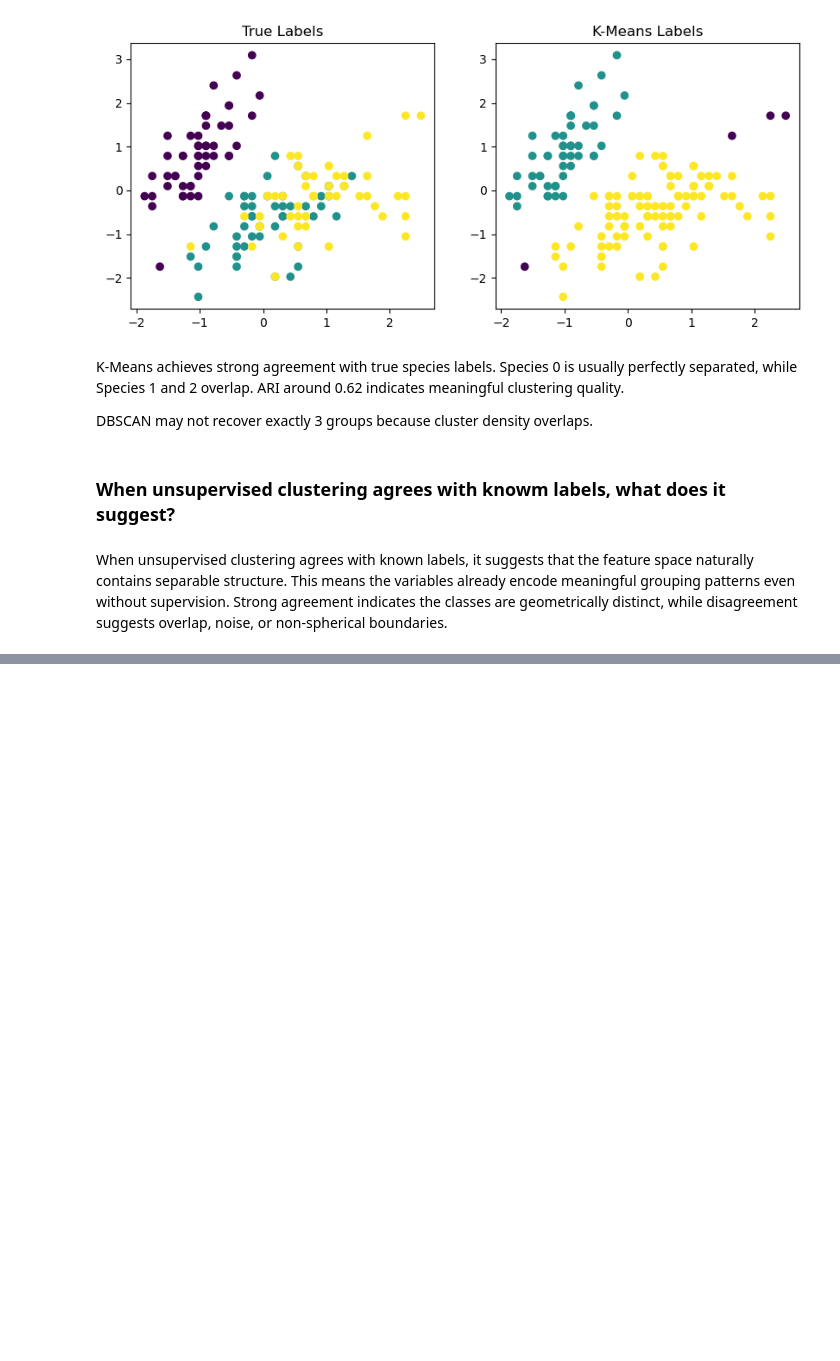
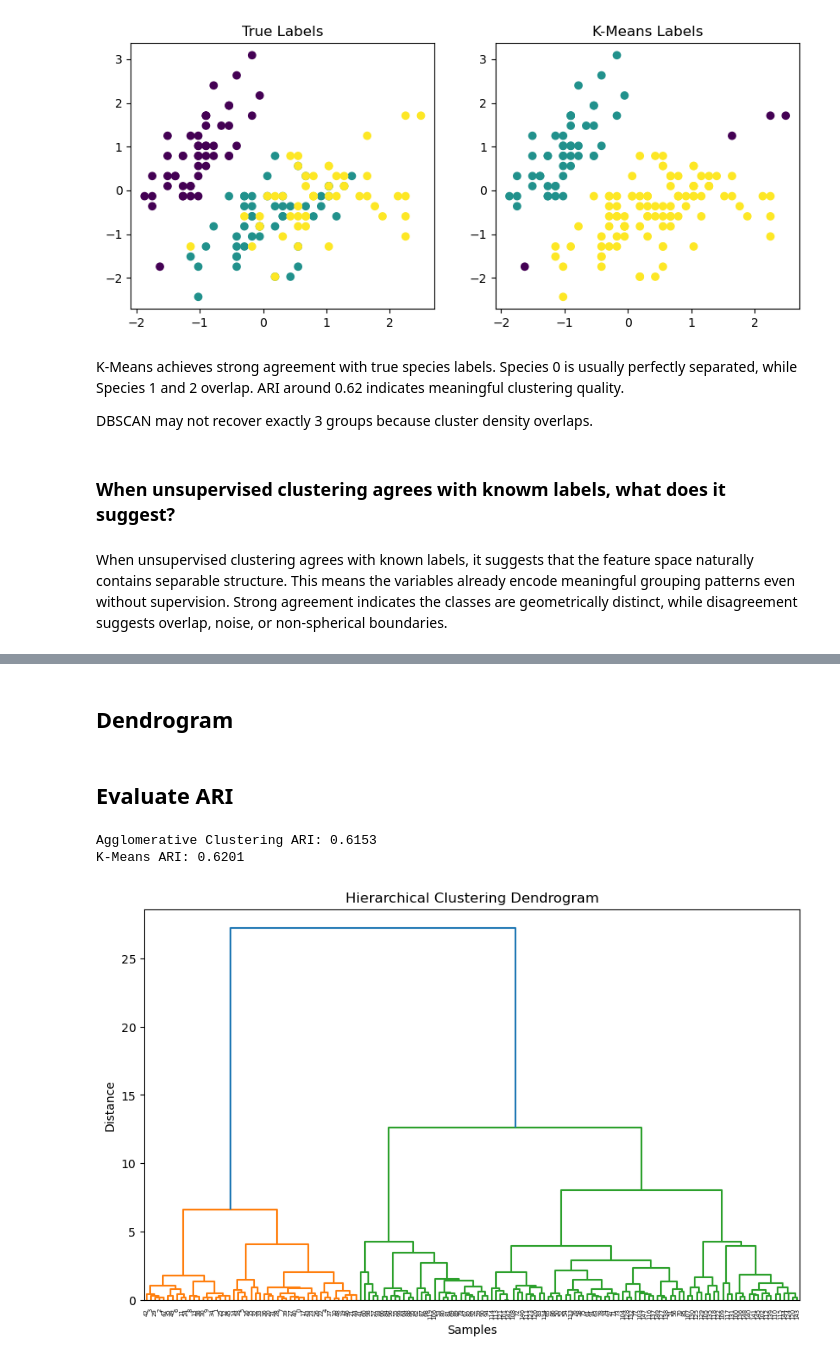
Before and after one commit to NiranjanHebli/week-6, a Jupyter notebook: day34/clustering/iris_clustering.ipynb, the cells around one changed output, grey strips where cells are left out. Cells and saved outputs as stored; diff of their text form; code cells hidden in the pictures; blank space fills up the shorter version.

```diff
--- a/day34/clustering/iris_clustering.ipynb
+++ b/day34/clustering/iris_clustering.ipynb
@@ -114,0 +121,38 @@ When unsupervised clustering agrees with known labels, it suggests that the feat
+# %%
+def apply_agglomerative(X, n_clusters=3):
+    """ Apply Agglomerative Clustering to the data and return the cluster labels."""
+    model = AgglomerativeClustering(n_clusters=n_clusters, linkage='ward')
+    labels = model.fit_predict(X)
+    return labels
+# %% [markdown]
+## Dendrogram
+# %%
+def plot_dendrogram(X):
+    linkage_matrix = linkage(X, method='ward')
+
+    plt.figure(figsize=(10, 6))
+    dendrogram(linkage_matrix)
+    plt.title("Hierarchical Clustering Dendrogram")
+    plt.xlabel("Samples")
+    plt.ylabel("Distance")
+    plt.show()
+# %% [markdown]
+## Evaluate ARI
+# %%
+def evaluate_ari(true_labels, pred_labels):
+    return adjusted_rand_score(true_labels, pred_labels)
+# %%
+agg_labels = apply_agglomerative(X)
+kmeans_labels = apply_kmeans(X)
+
+agg_ari = evaluate_ari(y, agg_labels)
+kmeans_ari = evaluate_ari(y, kmeans_labels)
+
+print(f"Agglomerative Clustering ARI: {agg_ari:.4f}")
+print(f"K-Means ARI: {kmeans_ari:.4f}")
+
+plot_dendrogram(X)
+# %% [output]
+Agglomerative Clustering ARI: 0.6153
+K-Means ARI: 0.6201
+[figure, added]
```
Also changed, not shown: parts of 4 cells of this notebook, 1 other file.
